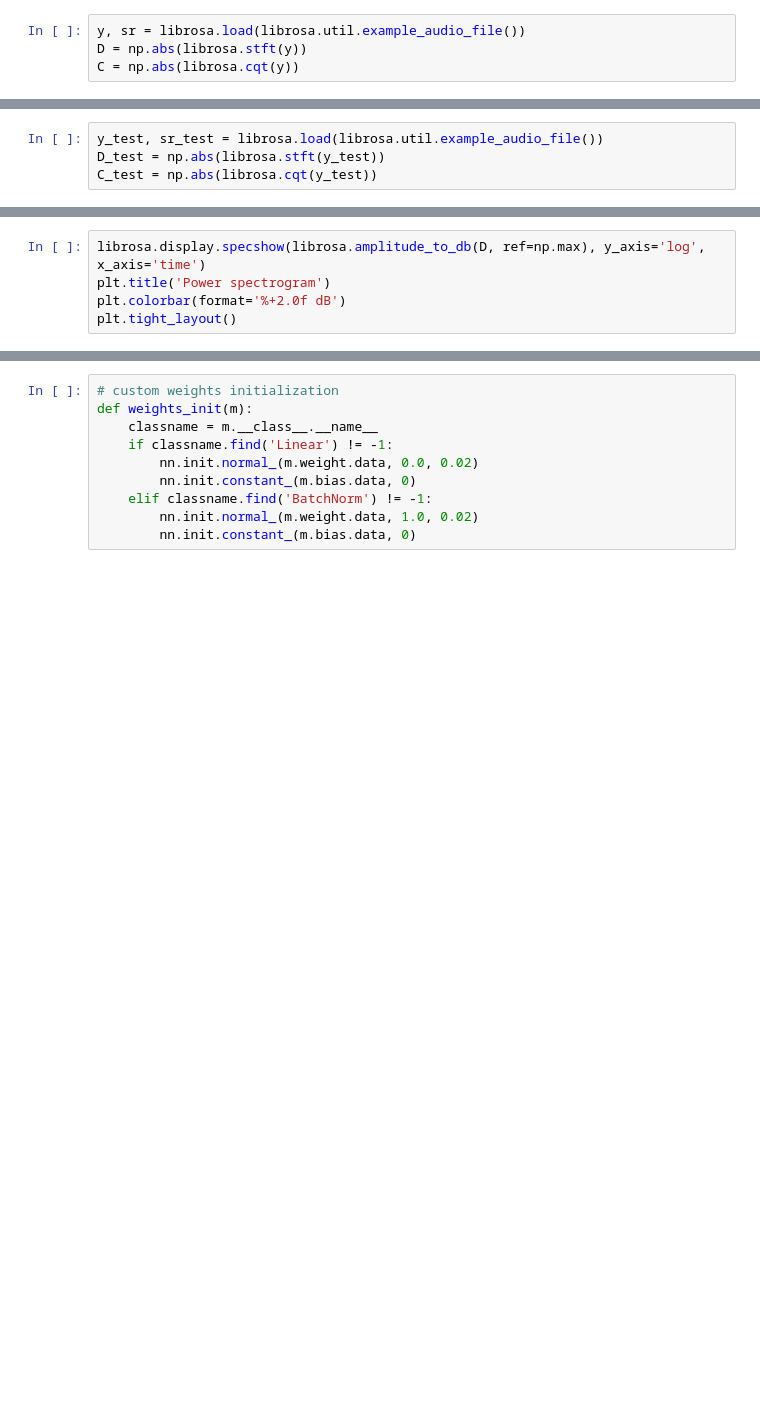
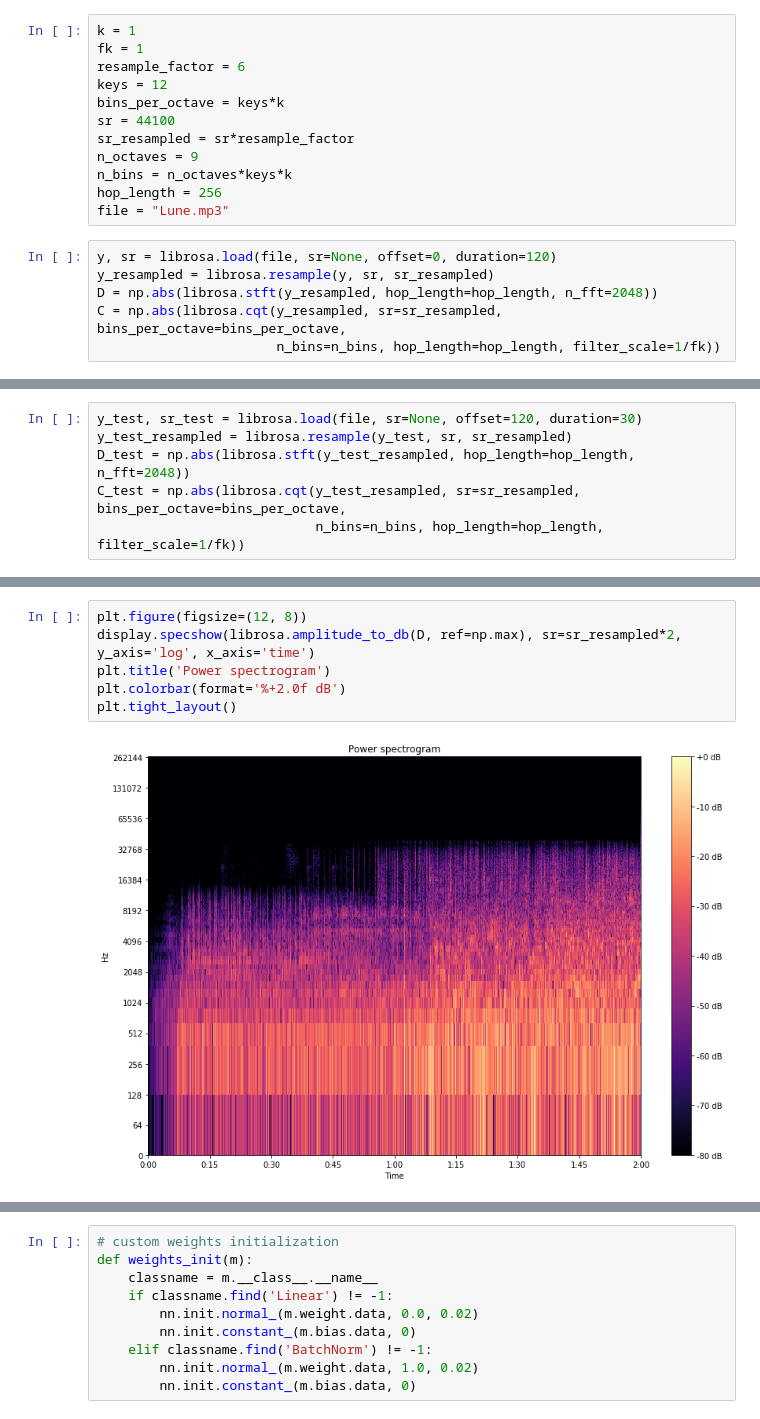
Before and after one commit to alexander-prutko/sound-analysis, a Jupyter notebook: stft-cqt.ipynb, the cells around one changed output, grey strips where cells are left out. Cells and saved outputs as stored; diff of their text form; blank space fills up the shorter version.

```diff
--- a/stft-cqt.ipynb
+++ b/stft-cqt.ipynb
@@ -5,7 +6,21 @@ import numpy as np
 import matplotlib.animation as animation
 
 %matplotlib inline
+# %%
+k = 1
+fk = 1
+resample_factor = 6
+keys = 12
+bins_per_octave = keys*k
+sr = 44100
+sr_resampled = sr*resample_factor
+n_octaves = 9
+n_bins = n_octaves*keys*k
+hop_length = 256
+file = "Lune.mp3"
 # %%
-y, sr = librosa.load(librosa.util.example_audio_file())
-D = np.abs(librosa.stft(y))
-C = np.abs(librosa.cqt(y))
+y, sr = librosa.load(file, sr=None, offset=0, duration=120)
+y_resampled = librosa.resample(y, sr, sr_resampled)
+D = np.abs(librosa.stft(y_resampled, hop_length=hop_length, n_fft=2048))
+C = np.abs(librosa.cqt(y_resampled, sr=sr_resampled, bins_per_octave=bins_per_octave,
+                       n_bins=n_bins, hop_length=hop_length, filter_scale=1/fk))
@@ -12,4 +41,6 @@ C = np.abs(librosa.cqt(y))
 # %%
-y_test, sr_test = librosa.load(librosa.util.example_audio_file())
-D_test = np.abs(librosa.stft(y_test))
-C_test = np.abs(librosa.cqt(y_test))
+y_test, sr_test = librosa.load(file, sr=None, offset=120, duration=30)
+y_test_resampled = librosa.resample(y_test, sr, sr_resampled)
+D_test = np.abs(librosa.stft(y_test_resampled, hop_length=hop_length, n_fft=2048))
+C_test = np.abs(librosa.cqt(y_test_resampled, sr=sr_resampled, bins_per_octave=bins_per_octave,
+                            n_bins=n_bins, hop_length=hop_length, filter_scale=1/fk))
@@ -16,6 +52,9 @@ C_test = np.abs(librosa.cqt(y_test))
 # %%
-librosa.display.specshow(librosa.amplitude_to_db(D, ref=np.max), y_axis='log', x_axis='time')
+plt.figure(figsize=(12, 8))
+display.specshow(librosa.amplitude_to_db(D, ref=np.max), sr=sr_resampled*2, y_axis='log', x_axis='time')
 plt.title('Power spectrogram')
 plt.colorbar(format='%+2.0f dB')
 plt.tight_layout()
+# %% [output]
+[figure, added]
 # %%
```
Also changed, not shown: parts of 14 cells of this notebook, 1 other file.
